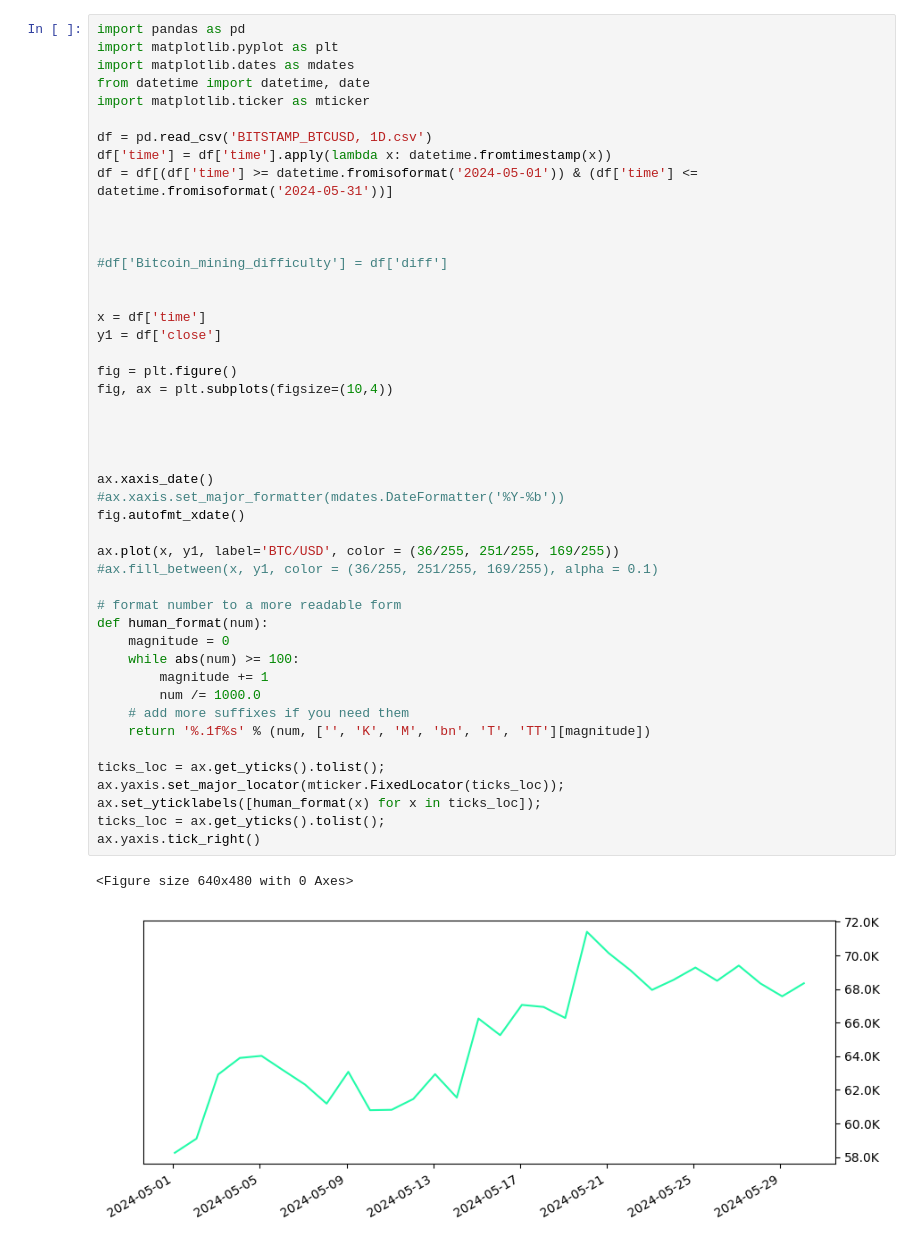
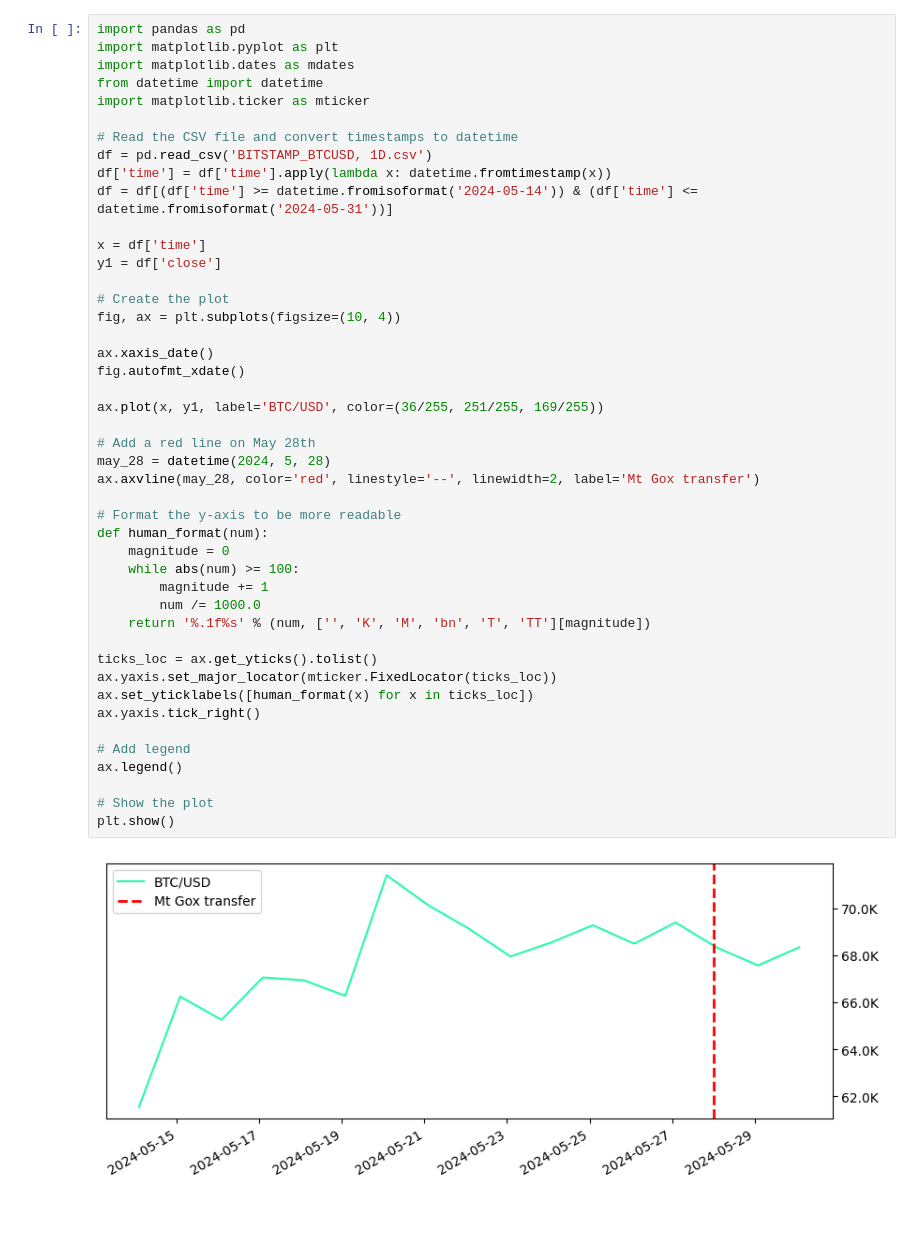
Before and after one commit to apeoftheapes/Data-analysis-with-pandas, a Jupyter notebook: __mgx.ipynb, the cells around one changed output. Cells and saved outputs as stored; diff of their text form; blank space fills up the shorter version.

```diff
--- a/__mgx.ipynb
+++ b/__mgx.ipynb
@@ -1,49 +1,47 @@
 # %%
 import pandas as pd
 import matplotlib.pyplot as plt
 import matplotlib.dates as mdates
-from datetime import datetime, date
+from datetime import datetime
 import matplotlib.ticker as mticker
 
+# Read the CSV file and convert timestamps to datetime
 df = pd.read_csv('BITSTAMP_BTCUSD, 1D.csv')
 df['time'] = df['time'].apply(lambda x: datetime.fromtimestamp(x))
-df = df[(df['time'] >= datetime.fromisoformat('2024-05-01')) & (df['time'] <= datetime.fromisoformat('2024-05-31'))]
-
-
-
-#df['Bitcoin_mining_difficulty'] = df['diff']
-
+df = df[(df['time'] >= datetime.fromisoformat('2024-05-14')) & (df['time'] <= datetime.fromisoformat('2024-05-31'))]
 
 x = df['time']
 y1 = df['close']
 
-fig = plt.figure()
-fig, ax = plt.subplots(figsize=(10,4))
-
-
-
+# Create the plot
+fig, ax = plt.subplots(figsize=(10, 4))
 
 ax.xaxis_date()
-#ax.xaxis.set_major_formatter(mdates.DateFormatter('%Y-%b'))
 fig.autofmt_xdate()
 
-ax.plot(x, y1, label='BTC/USD', color = (36/255, 251/255, 169/255))
-#ax.fill_between(x, y1, color = (36/255, 251/255, 169/255), alpha = 0.1)
+ax.plot(x, y1, label='BTC/USD', color=(36/255, 251/255, 169/255))
 
-# format number to a more readable form
+# Add a red line on May 28th
+may_28 = datetime(2024, 5, 28)
+ax.axvline(may_28, color='red', linestyle='--', linewidth=2, label='Mt Gox transfer')
+
+# Format the y-axis to be more readable
 def human_format(num):
     magnitude = 0
     while abs(num) >= 100:
         magnitude += 1
         num /= 1000.0
-    # add more suffixes if you need them
     return '%.1f%s' % (num, ['', 'K', 'M', 'bn', 'T', 'TT'][magnitude])
 
-ticks_loc = ax.get_yticks().tolist();
-ax.yaxis.set_major_locator(mticker.FixedLocator(ticks_loc));
-ax.set_yticklabels([human_format(x) for x in ticks_loc]);
-ticks_loc = ax.get_yticks().tolist();
+ticks_loc = ax.get_yticks().tolist()
+ax.yaxis.set_major_locator(mticker.FixedLocator(ticks_loc))
+ax.set_yticklabels([human_format(x) for x in ticks_loc])
 ax.yaxis.tick_right()
+
+# Add legend
+ax.legend()
+
+# Show the plot
+plt.show()
 # %% [output]
-<Figure size 640x480 with 0 Axes>
-[figure, old version]
+[figure, new version]
```
